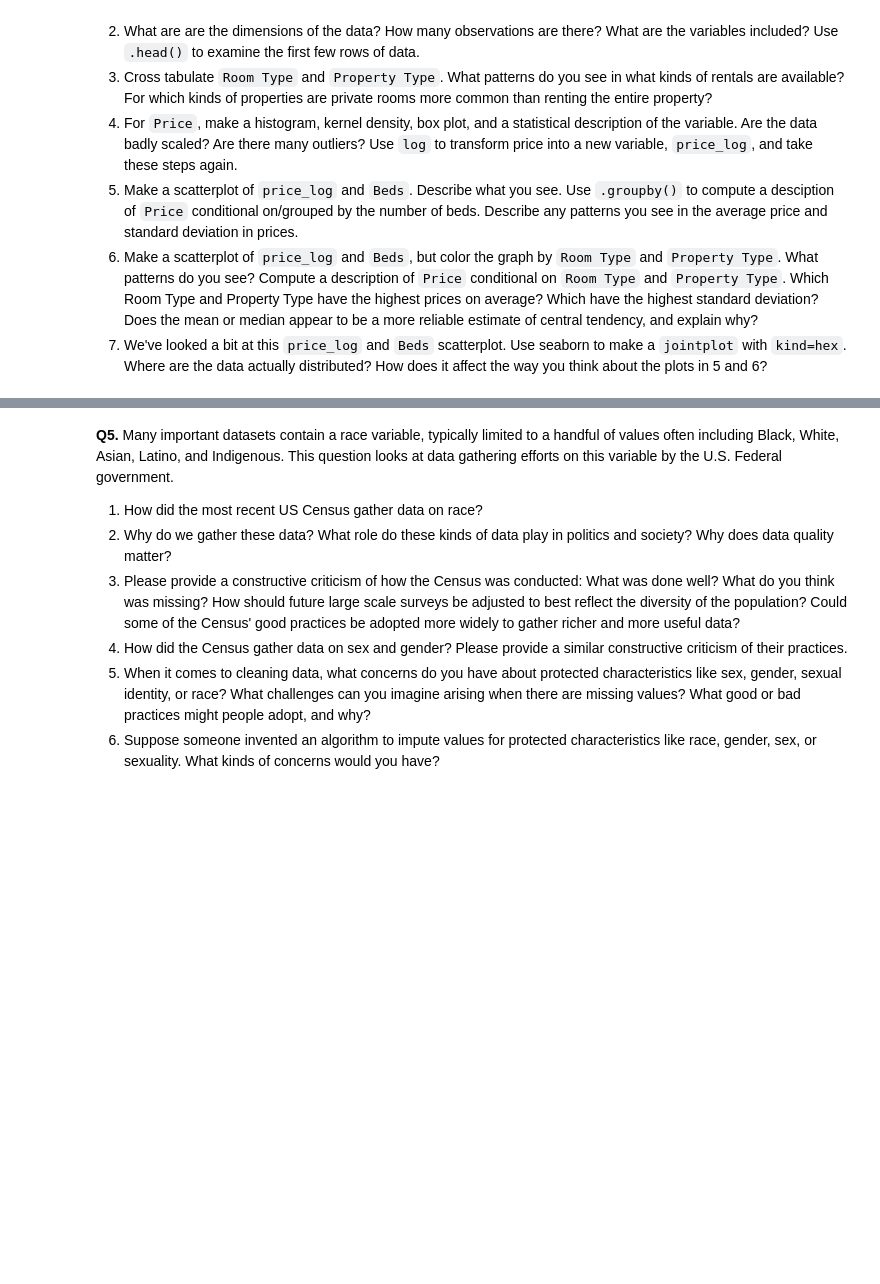
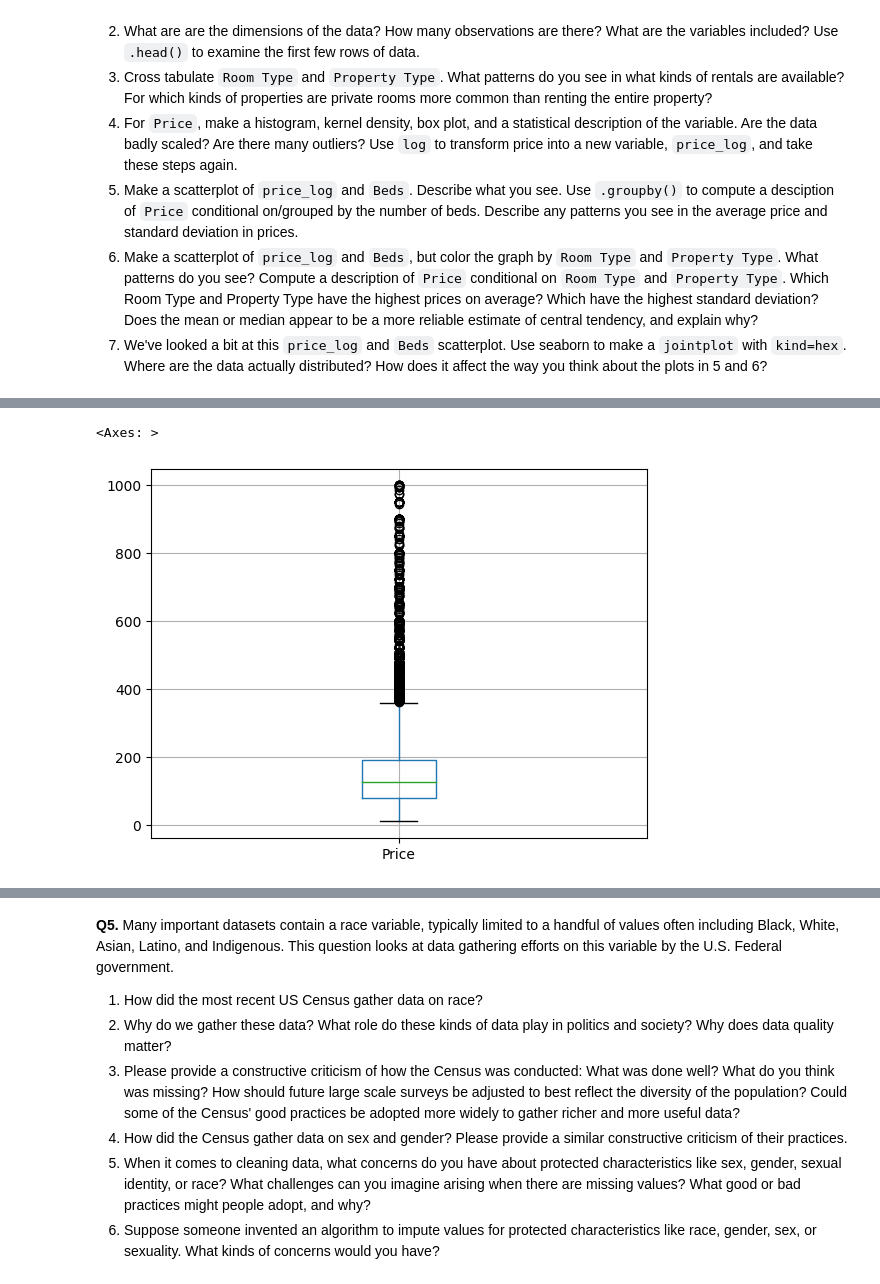
Before and after one commit to Shruti-Elango/assignment2.DS3003, a Jupyter notebook: assignment2.ipynb, the cells around one changed output, grey strips where cells are left out. Drawn from its saved outputs; the diff is of its cells as text; code cells hidden in the pictures; blank space fills up the shorter version.

```diff
--- a/assignment2.ipynb
+++ b/assignment2.ipynb
@@ -271,0 +322,6 @@ df.plot.hexbin(y='grad_100_value',x='aid_value')
+# %%
+#4
+df.boxplot(column = 'Price') #boxplot
+# %% [output]
+<Axes: >
+[figure, added]
```
Also changed, not shown: parts of 15 cells of this notebook.
